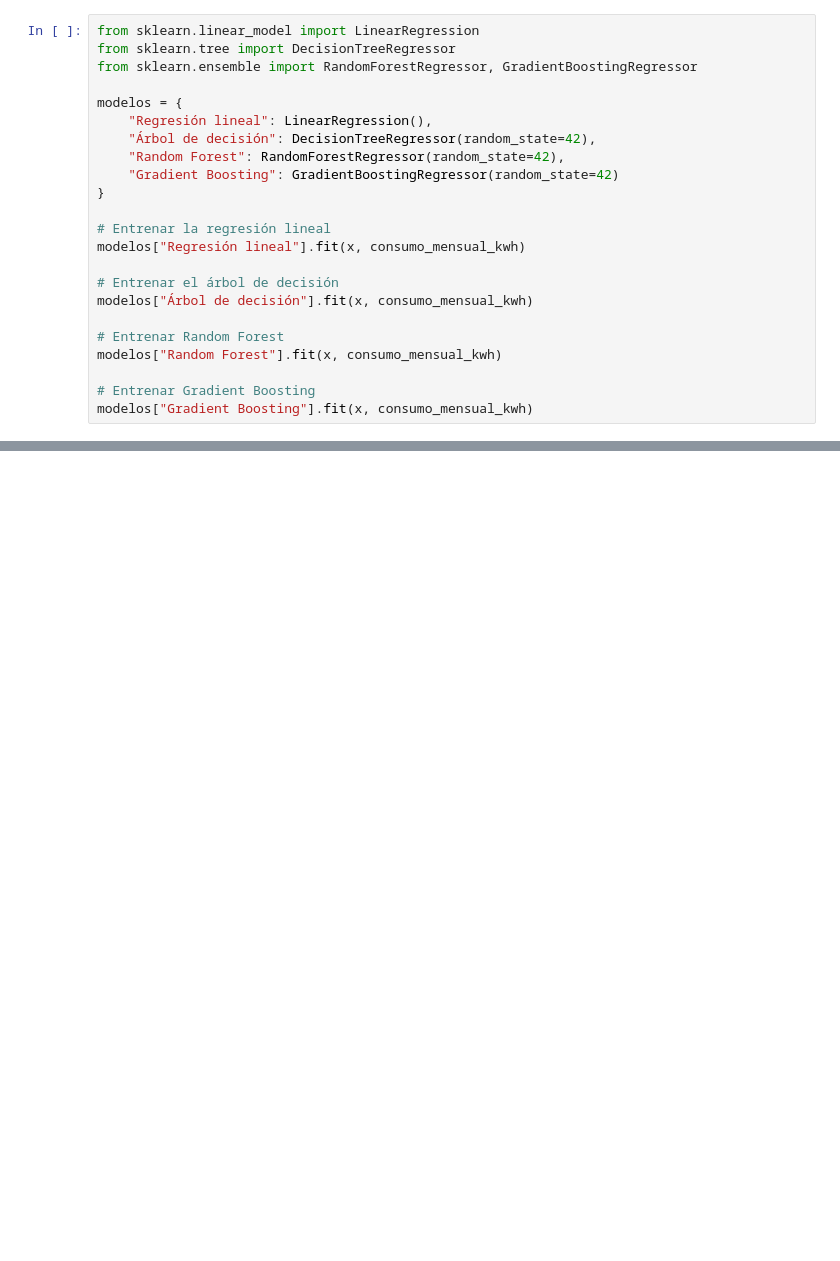
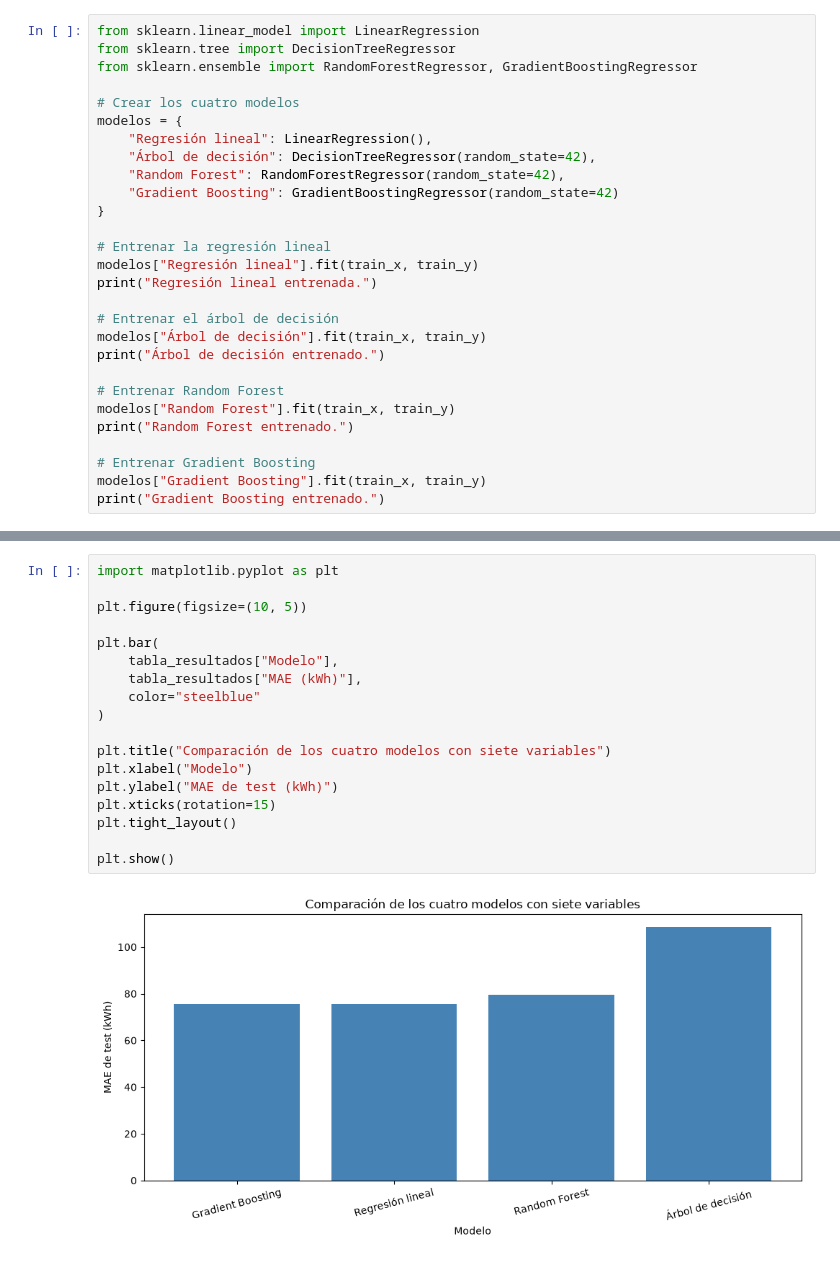
Before and after one commit to Fernando1calram/CE, a Jupyter notebook: Sistemas de Aprendizaje Automático/Práctica primer trimestre/fernando_practica_primer_trimestre.ipynb, the cells around one changed output, grey strips where cells are left out. Cells and saved outputs as stored; diff of their text form; blank space fills up the shorter version.

```diff
--- a/Sistemas de Aprendizaje Automático/Práctica primer trimestre/fernando_practica_primer_trimestre.ipynb
+++ b/Sistemas de Aprendizaje Automático/Práctica primer trimestre/fernando_practica_primer_trimestre.ipynb
@@ -43,6 +70,7 @@ from sklearn.linear_model import LinearRegression
 from sklearn.tree import DecisionTreeRegressor
 from sklearn.ensemble import RandomForestRegressor, GradientBoostingRegressor
 
+# Crear los cuatro modelos
 modelos = {
     "Regresión lineal": LinearRegression(),
     "Árbol de decisión": DecisionTreeRegressor(random_state=42),
@@ -51,14 +79,18 @@ modelos = {
 }
 
 # Entrenar la regresión lineal
-modelos["Regresión lineal"].fit(x, consumo_mensual_kwh)
+modelos["Regresión lineal"].fit(train_x, train_y)
+print("Regresión lineal entrenada.")
 
 # Entrenar el árbol de decisión
-modelos["Árbol de decisión"].fit(x, consumo_mensual_kwh)
+modelos["Árbol de decisión"].fit(train_x, train_y)
+print("Árbol de decisión entrenado.")
 
 # Entrenar Random Forest
-modelos["Random Forest"].fit(x, consumo_mensual_kwh)
+modelos["Random Forest"].fit(train_x, train_y)
+print("Random Forest entrenado.")
 
 # Entrenar Gradient Boosting
-modelos["Gradient Boosting"].fit(x, consumo_mensual_kwh)
+modelos["Gradient Boosting"].fit(train_x, train_y)
+print("Gradient Boosting entrenado.")
 # %% [output]
@@ -65,0 +161,20 @@ ValueError: could not convert string to float: 'Bomba de calor'
+# %%
+import matplotlib.pyplot as plt
+
+plt.figure(figsize=(10, 5))
+
+plt.bar(
+    tabla_resultados["Modelo"],
+    tabla_resultados["MAE (kWh)"],
+    color="steelblue"
+)
+
+plt.title("Comparación de los cuatro modelos con siete variables")
+plt.xlabel("Modelo")
+plt.ylabel("MAE de test (kWh)")
+plt.xticks(rotation=15)
+plt.tight_layout()
+
+plt.show()
+# %% [output]
+[figure, added]
```
Also changed, not shown: parts of 14 cells of this notebook, 5 other files.
